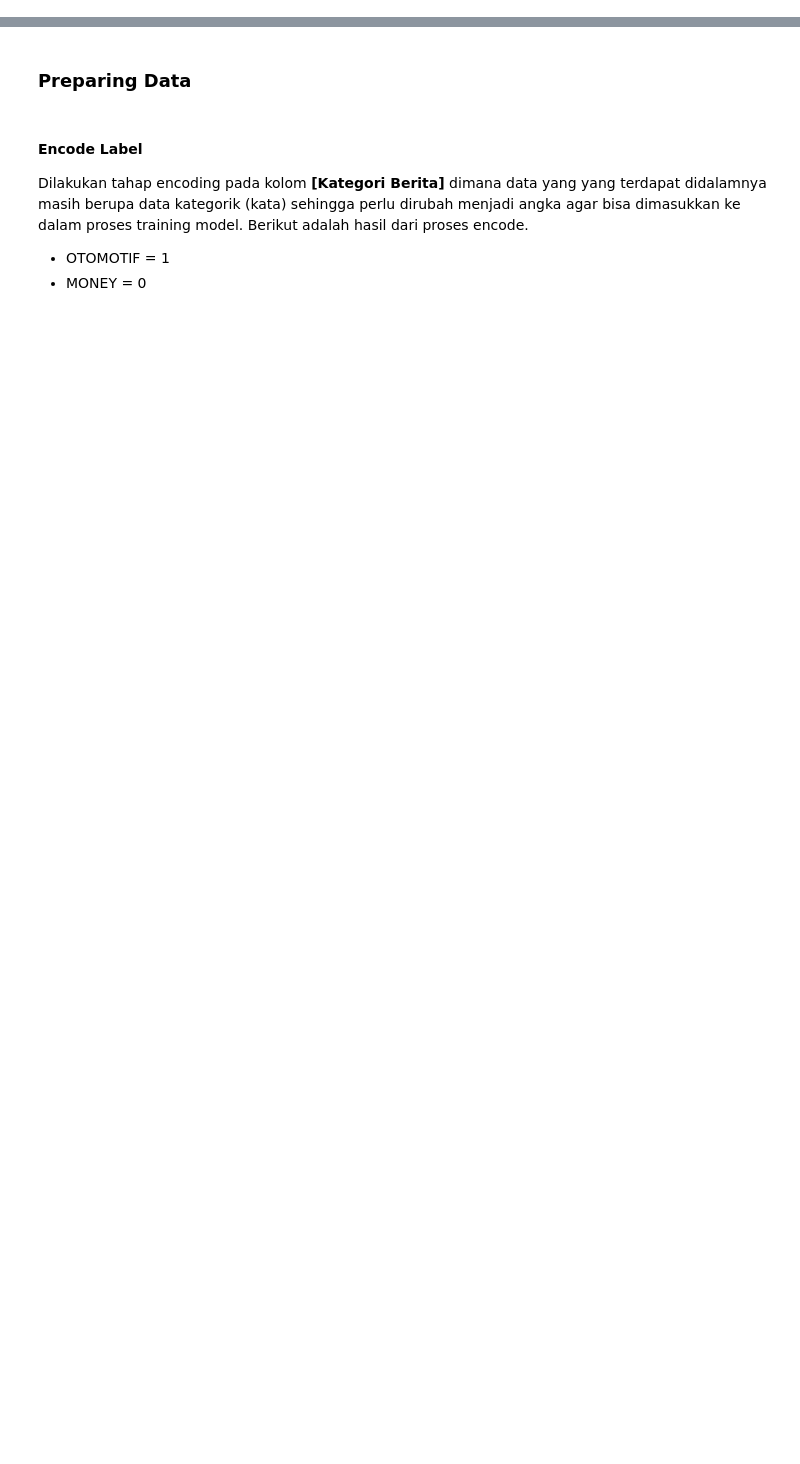
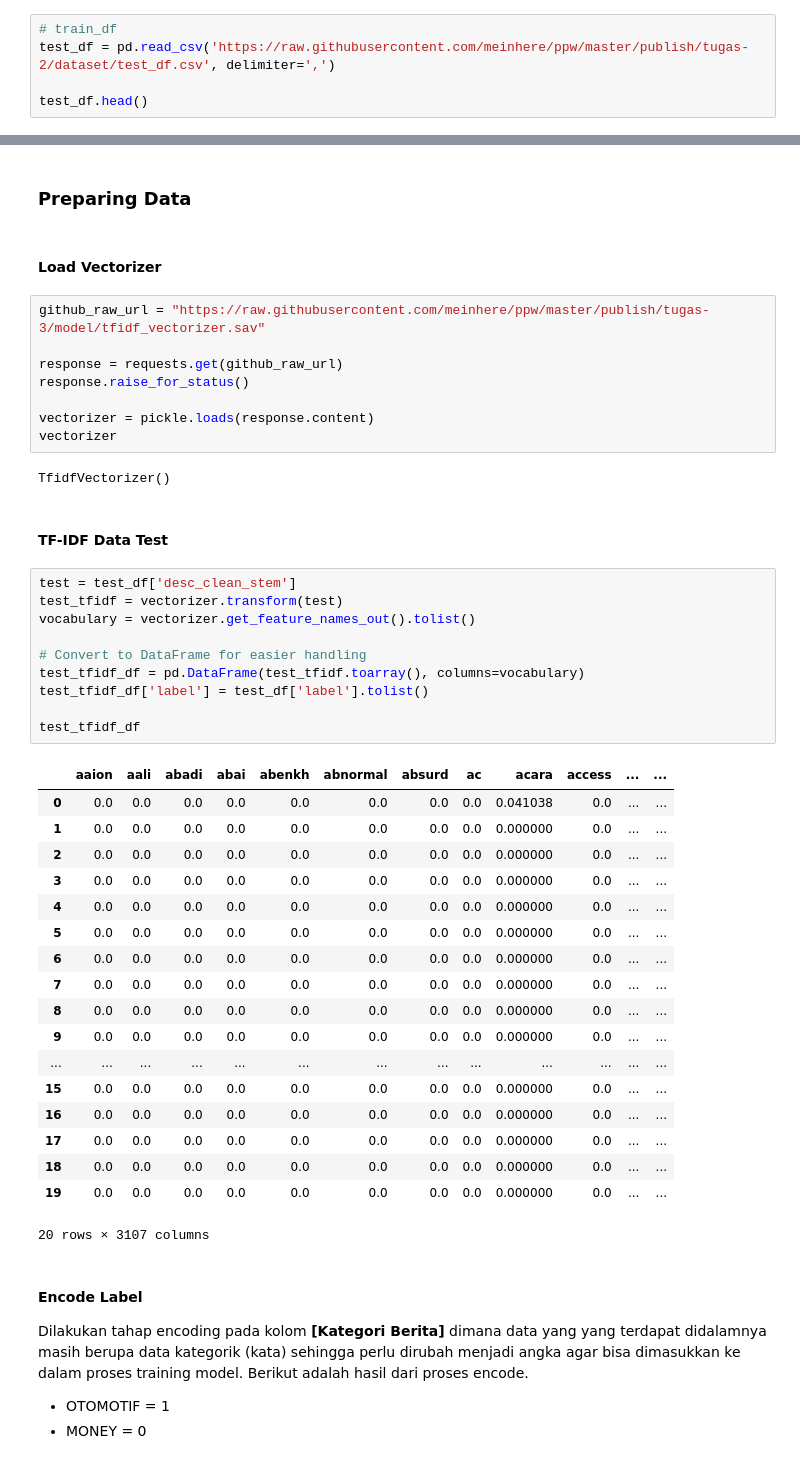
Before and after one commit to meinhere/ppw, a Jupyter notebook: publish/_build/jupyter_execute/tugas-3/main.ipynb, the cells around one changed output, grey strips where cells are left out. Drawn from its saved outputs; the diff is of its cells as text; blank space fills up the shorter version.

```diff
--- a/publish/_build/jupyter_execute/tugas-3/main.ipynb
+++ b/publish/_build/jupyter_execute/tugas-3/main.ipynb
@@ -70,0 +72,5 @@ main_df
+# %%
+# train_df
+test_df = pd.read_csv('https://raw.githubusercontent.com/meinhere/ppw/master/publish/tugas-2/dataset/test_df.csv', delimiter=',')
+
+test_df.head()
@@ -71,5 +84,48 @@ main_df
 # %% [markdown]
 ### Preparing Data
+# %% [markdown]
+#### Load Vectorizer
+# %%
+github_raw_url = "https://raw.githubusercontent.com/meinhere/ppw/master/publish/tugas-3/model/tfidf_vectorizer.sav"
+
+response = requests.get(github_raw_url)
+response.raise_for_status()
+
+vectorizer = pickle.loads(response.content)
+vectorizer
+# %% [output]
+TfidfVectorizer()
+# %% [markdown]
+#### TF-IDF Data Test
+# %%
+test = test_df['desc_clean_stem']
+test_tfidf = vectorizer.transform(test)
+vocabulary = vectorizer.get_feature_names_out().tolist()
+
+# Convert to DataFrame for easier handling
+test_tfidf_df = pd.DataFrame(test_tfidf.toarray(), columns=vocabulary)
+test_tfidf_df['label'] = test_df['label'].tolist()
+
+test_tfidf_df
+# %% [output]
+|  | aaion | aali | abadi | abai | abenkh | abnormal | absurd | ac | acara | access | ... | ... |
+| 0 | 0.0 | 0.0 | 0.0 | 0.0 | 0.0 | 0.0 | 0.0 | 0.0 | 0.041038 | 0.0 | ... | ... |
+| 1 | 0.0 | 0.0 | 0.0 | 0.0 | 0.0 | 0.0 | 0.0 | 0.0 | 0.000000 | 0.0 | ... | ... |
+| 2 | 0.0 | 0.0 | 0.0 | 0.0 | 0.0 | 0.0 | 0.0 | 0.0 | 0.000000 | 0.0 | ... | ... |
+| 3 | 0.0 | 0.0 | 0.0 | 0.0 | 0.0 | 0.0 | 0.0 | 0.0 | 0.000000 | 0.0 | ... | ... |
+| 4 | 0.0 | 0.0 | 0.0 | 0.0 | 0.0 | 0.0 | 0.0 | 0.0 | 0.000000 | 0.0 | ... | ... |
+| 5 | 0.0 | 0.0 | 0.0 | 0.0 | 0.0 | 0.0 | 0.0 | 0.0 | 0.000000 | 0.0 | ... | ... |
+| 6 | 0.0 | 0.0 | 0.0 | 0.0 | 0.0 | 0.0 | 0.0 | 0.0 | 0.000000 | 0.0 | ... | ... |
+| 7 | 0.0 | 0.0 | 0.0 | 0.0 | 0.0 | 0.0 | 0.0 | 0.0 | 0.000000 | 0.0 | ... | ... |
+| 8 | 0.0 | 0.0 | 0.0 | 0.0 | 0.0 | 0.0 | 0.0 | 0.0 | 0.000000 | 0.0 | ... | ... |
+| 9 | 0.0 | 0.0 | 0.0 | 0.0 | 0.0 | 0.0 | 0.0 | 0.0 | 0.000000 | 0.0 | ... | ... |
+| ... | ... | ... | ... | ... | ... | ... | ... | ... | ... | ... | ... | ... |
+| 15 | 0.0 | 0.0 | 0.0 | 0.0 | 0.0 | 0.0 | 0.0 | 0.0 | 0.000000 | 0.0 | ... | ... |
+| 16 | 0.0 | 0.0 | 0.0 | 0.0 | 0.0 | 0.0 | 0.0 | 0.0 | 0.000000 | 0.0 | ... | ... |
+| 17 | 0.0 | 0.0 | 0.0 | 0.0 | 0.0 | 0.0 | 0.0 | 0.0 | 0.000000 | 0.0 | ... | ... |
+| 18 | 0.0 | 0.0 | 0.0 | 0.0 | 0.0 | 0.0 | 0.0 | 0.0 | 0.000000 | 0.0 | ... | ... |
+| 19 | 0.0 | 0.0 | 0.0 | 0.0 | 0.0 | 0.0 | 0.0 | 0.0 | 0.000000 | 0.0 | ... | ... |
+20 rows × 3107 columns
 # %% [markdown]
 #### Encode Label
 Dilakukan tahap encoding pada kolom **[Kategori Berita]** dimana data yang yang terdapat didalamnya masih berupa data kategorik (kata) sehingga perlu dirubah menjadi angka agar bisa dimasukkan ke dalam proses training model. Berikut adalah hasil dari proses encode.
```
Also changed, not shown: parts of 11 cells of this notebook, 19 other files.
